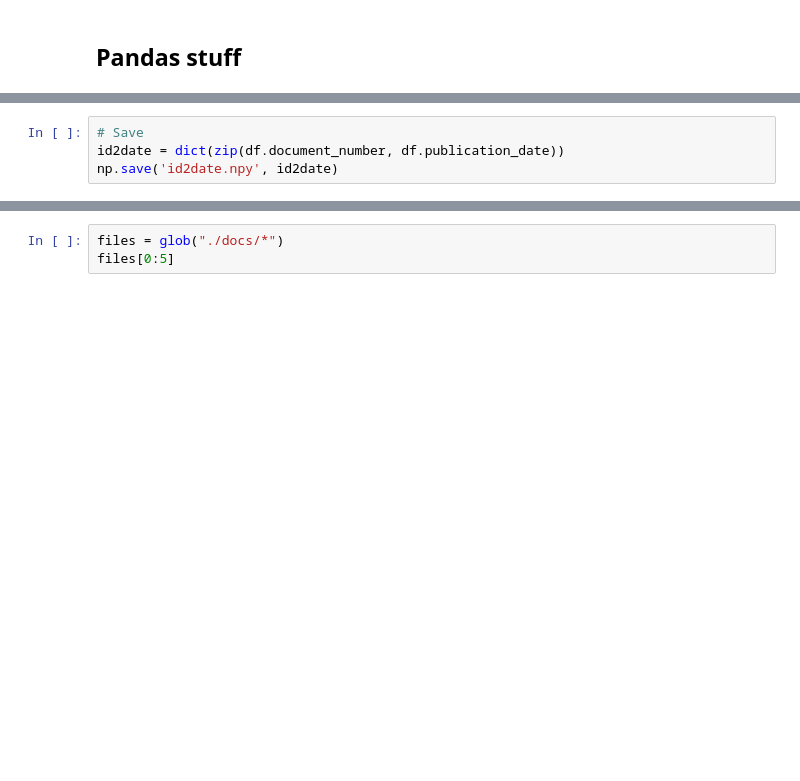
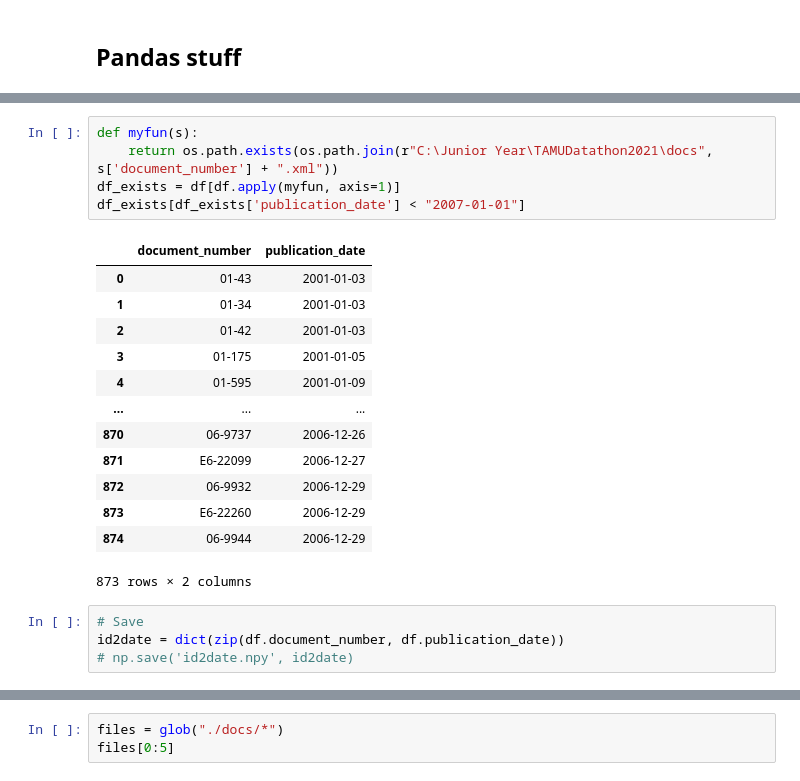
Before and after one commit to rishiphatak/TAMU-Datathon-2021, a Jupyter notebook: 01_data_preprocess.ipynb, the cells around one changed output, grey strips where cells are left out. Drawn from its saved outputs; the diff is of its cells as text; blank space fills up the shorter version.

```diff
--- a/01_data_preprocess.ipynb
+++ b/01_data_preprocess.ipynb
@@ -27,7 +27,26 @@ df.head(5)
+# %%
+def myfun(s):
+    return os.path.exists(os.path.join(r"C:\Junior Year\TAMUDatathon2021\docs", s['document_number'] + ".xml"))
+df_exists = df[df.apply(myfun, axis=1)]
+df_exists[df_exists['publication_date'] < "2007-01-01"]
+# %% [output]
+|  | document_number | publication_date |
+| 0 | 01-43 | 2001-01-03 |
+| 1 | 01-34 | 2001-01-03 |
+| 2 | 01-42 | 2001-01-03 |
+| 3 | 01-175 | 2001-01-05 |
+| 4 | 01-595 | 2001-01-09 |
+| ... | ... | ... |
+| 870 | 06-9737 | 2006-12-26 |
+| 871 | E6-22099 | 2006-12-27 |
+| 872 | 06-9932 | 2006-12-29 |
+| 873 | E6-22260 | 2006-12-29 |
+| 874 | 06-9944 | 2006-12-29 |
+873 rows × 2 columns
 # %%
 # Save
 id2date = dict(zip(df.document_number, df.publication_date))
-np.save('id2date.npy', id2date)
+# np.save('id2date.npy', id2date)
 # %%
 id2date
 # %% [output]
```
Also changed, not shown: parts of 5 cells of this notebook.
